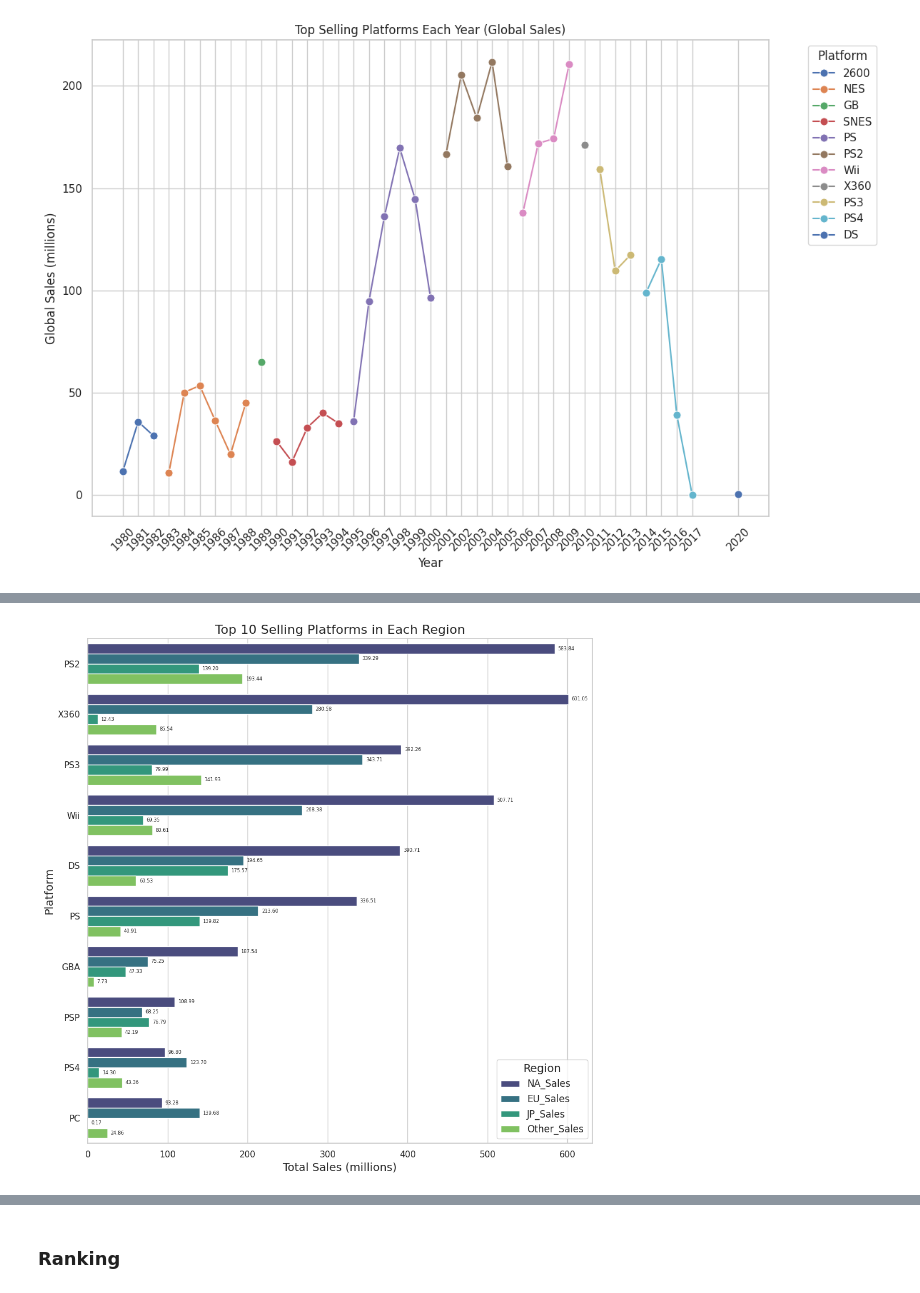
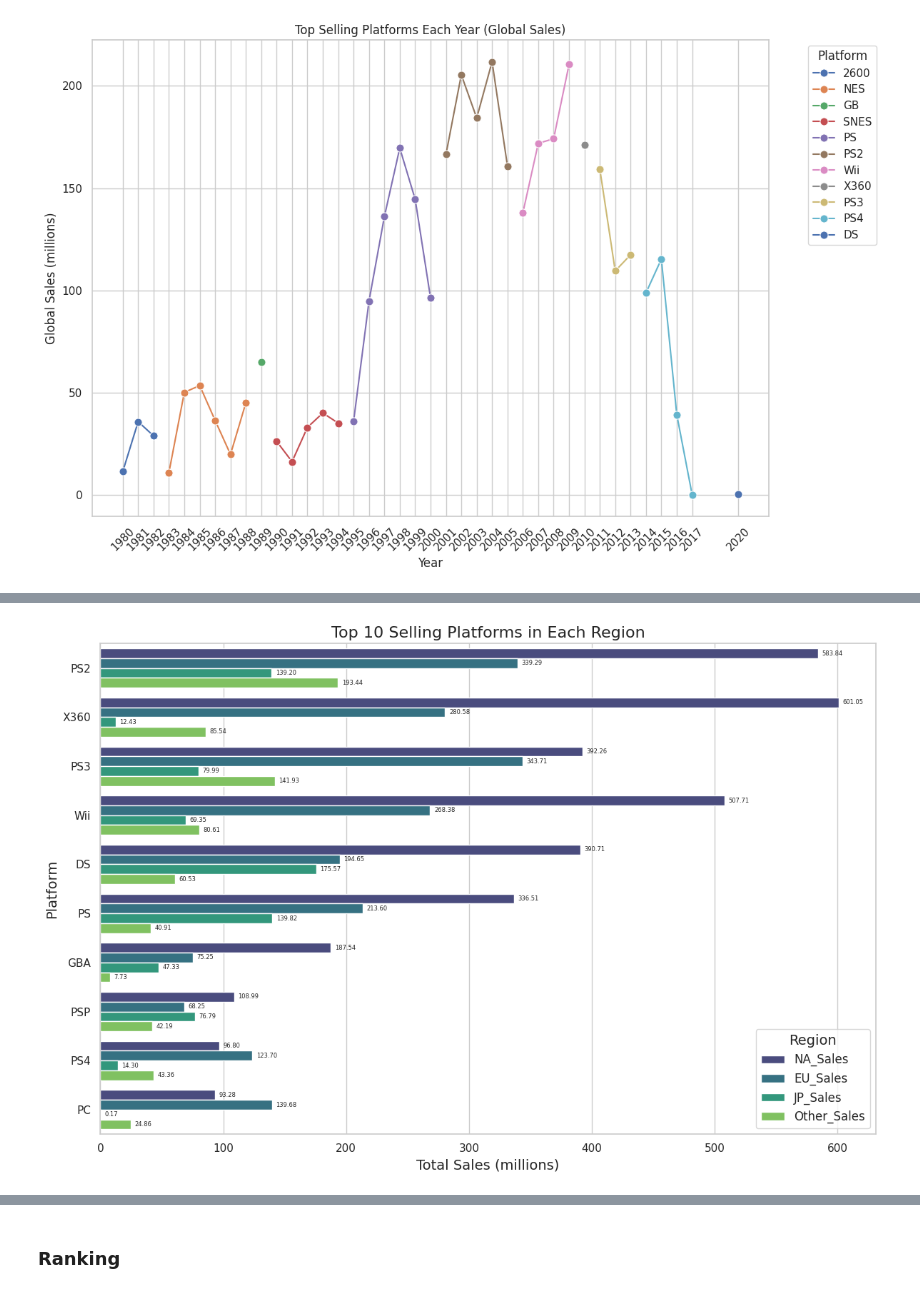
Before and after one commit to Shadowkj1/Analyzing_And_Predicting_Old_VideoGames, a Jupyter notebook: we_begin.ipynb, the cells around one changed output, grey strips where cells are left out. Saved outputs shown, nothing was run; the diff lists cells and outputs as text; code cells hidden in the pictures.

```diff
--- a/we_begin.ipynb
+++ b/we_begin.ipynb
@@ -364,28 +376,28 @@ However when looking at this graph immediately afterwards, we can see that PS2 o
 # %%
 #Plotting the top 10 selling platforms in each region
 platform_sales = vgsales.groupby('Platform').agg({'NA_Sales': 'sum','EU_Sales': 'sum','JP_Sales': 'sum','Other_Sales': 'sum'}).reset_index()
 platform_sales['Total'] = platform_sales[['NA_Sales', 'EU_Sales', 'JP_Sales', 'Other_Sales']].sum(axis=1)
 top_p = platform_sales.nlargest(10, 'Total')
 
 
 # Melt the DataFrame to make it suitable for seaborn's barplot
 melted = top_p.melt(id_vars='Platform',value_vars=['NA_Sales', 'EU_Sales', 'JP_Sales', 'Other_Sales'],var_name='Region',value_name='Sales')
 
 sns.set_theme(style="whitegrid")
 
-plt.figure(figsize=(10, 10))
+plt.figure(figsize=(12, 8))
 # For labeling purposes
 ax = sns.barplot(data=melted, x='Sales', y='Platform', hue='Region', palette='viridis')
 
 plt.title('Top 10 Selling Platforms in Each Region', fontsize=16)
 plt.xlabel('Total Sales (millions)', fontsize=14)
 plt.ylabel('Platform', fontsize=14)
 plt.legend(title='Region', fontsize=12, title_fontsize=14)
 
 for container in ax.containers:
         ax.bar_label(container, fmt="%.2f", fontsize=6, padding=4,)
 
 plt.tight_layout()
 plt.show()
 # %% [output]
-[figure, old version]
+[figure, new version]
```
Also changed, not shown: parts of 33 cells of this notebook.
